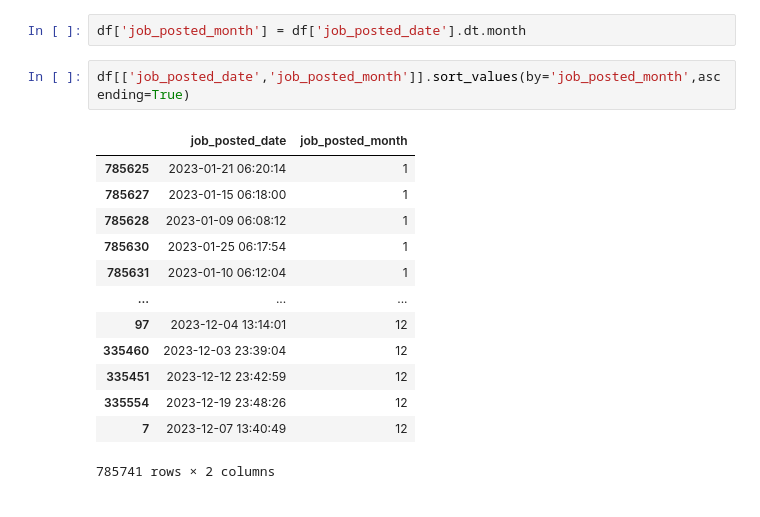
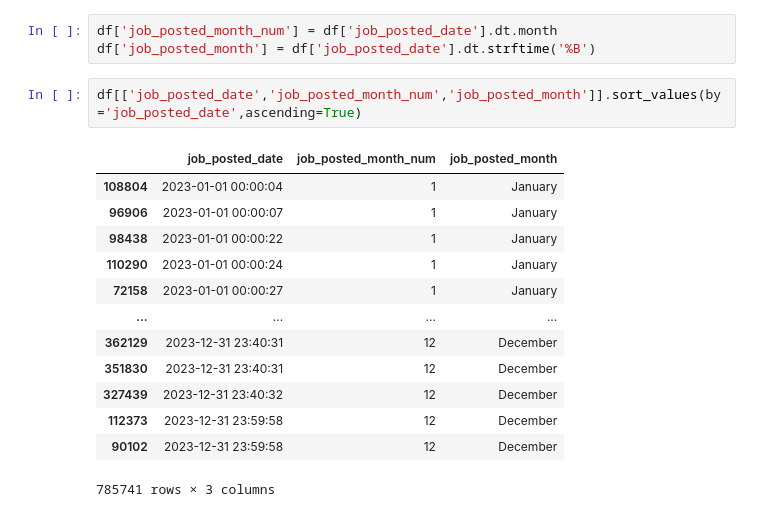
Before and after one commit to AnkitBalotiya/Python_learning, a Jupyter notebook: Advance_Python/5_monthly_job_posting_for_India.ipynb, the cells around one changed output. Drawn from its saved outputs; the diff is of its cells as text.

```diff
--- a/Advance_Python/5_monthly_job_posting_for_India.ipynb
+++ b/Advance_Python/5_monthly_job_posting_for_India.ipynb
@@ -28,23 +28,24 @@ Data columns (total 17 columns):
 dtypes: bool(3), datetime64[ns](1), float64(2), object(11)
 memory usage: 86.2+ MB
 # %%
-df['job_posted_month'] = df['job_posted_date'].dt.month
+df['job_posted_month_num'] = df['job_posted_date'].dt.month
+df['job_posted_month'] = df['job_posted_date'].dt.strftime('%B')
 # %%
-df[['job_posted_date','job_posted_month']].sort_values(by='job_posted_month',ascending=True)
+df[['job_posted_date','job_posted_month_num','job_posted_month']].sort_values(by='job_posted_date',ascending=True)
 # %% [output]
-|  | job_posted_date | job_posted_month |
-| 785625 | 2023-01-21 06:20:14 | 1 |
-| 785627 | 2023-01-15 06:18:00 | 1 |
-| 785628 | 2023-01-09 06:08:12 | 1 |
-| 785630 | 2023-01-25 06:17:54 | 1 |
-| 785631 | 2023-01-10 06:12:04 | 1 |
-| ... | ... | ... |
-| 97 | 2023-12-04 13:14:01 | 12 |
-| 335460 | 2023-12-03 23:39:04 | 12 |
-| 335451 | 2023-12-12 23:42:59 | 12 |
-| 335554 | 2023-12-19 23:48:26 | 12 |
-| 7 | 2023-12-07 13:40:49 | 12 |
+|  | job_posted_date | job_posted_month_num | job_posted_month |
+| 108804 | 2023-01-01 00:00:04 | 1 | January |
+| 96906 | 2023-01-01 00:00:07 | 1 | January |
+| 98438 | 2023-01-01 00:00:22 | 1 | January |
+| 110290 | 2023-01-01 00:00:24 | 1 | January |
+| 72158 | 2023-01-01 00:00:27 | 1 | January |
+| ... | ... | ... | ... |
+| 362129 | 2023-12-31 23:40:31 | 12 | December |
+| 351830 | 2023-12-31 23:40:31 | 12 | December |
+| 327439 | 2023-12-31 23:40:32 | 12 | December |
+| 112373 | 2023-12-31 23:59:58 | 12 | December |
+| 90102 | 2023-12-31 23:59:58 | 12 | December |
-785741 rows × 2 columns
+785741 rows × 3 columns
 # %%
 particular_job_titles = ['Data Analyst','Data Engineer','Data Scientist']
 Job_in_India = df[df['job_country'] == 'India']
```
Also changed, not shown: parts of 2 cells of this notebook, 4 other files.
